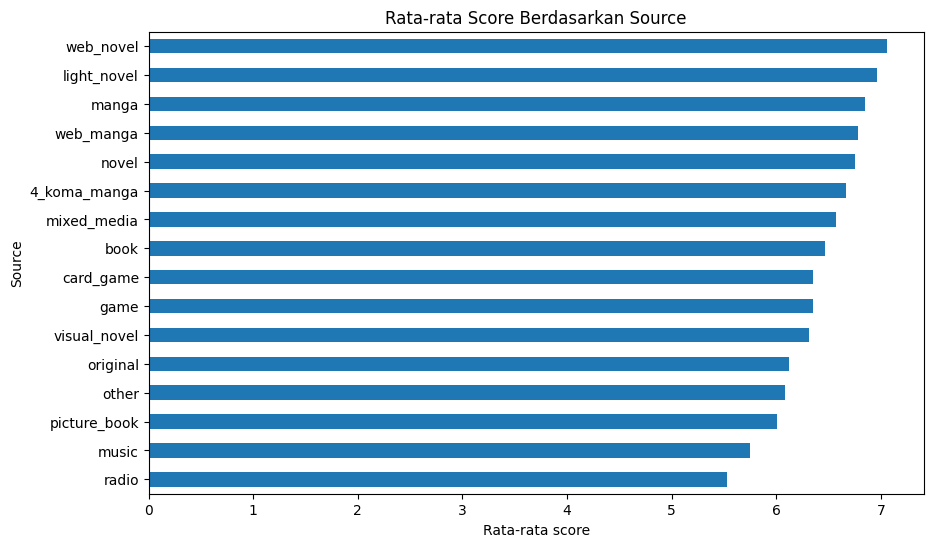
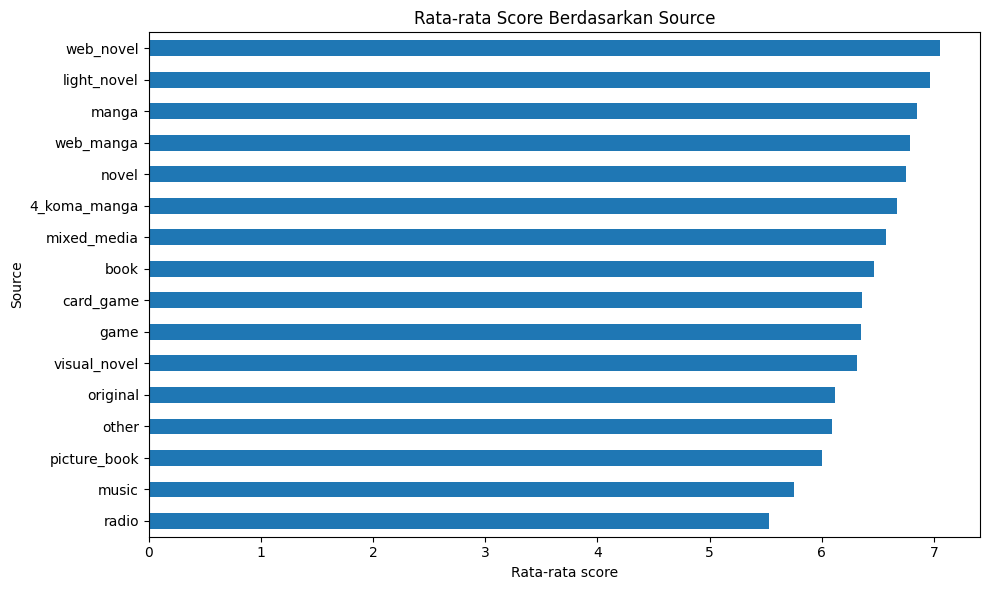
The change to this notebook cell's code, shown as a diff; its figure went from the first image to the second:
--- before
+++ after
@@ -7,3 +7,4 @@
 plt.xlabel("Rata-rata score")
 plt.ylabel("Source")
+plt.tight_layout()
 plt.show()

Commit: Sedikit hal terjadi di sini